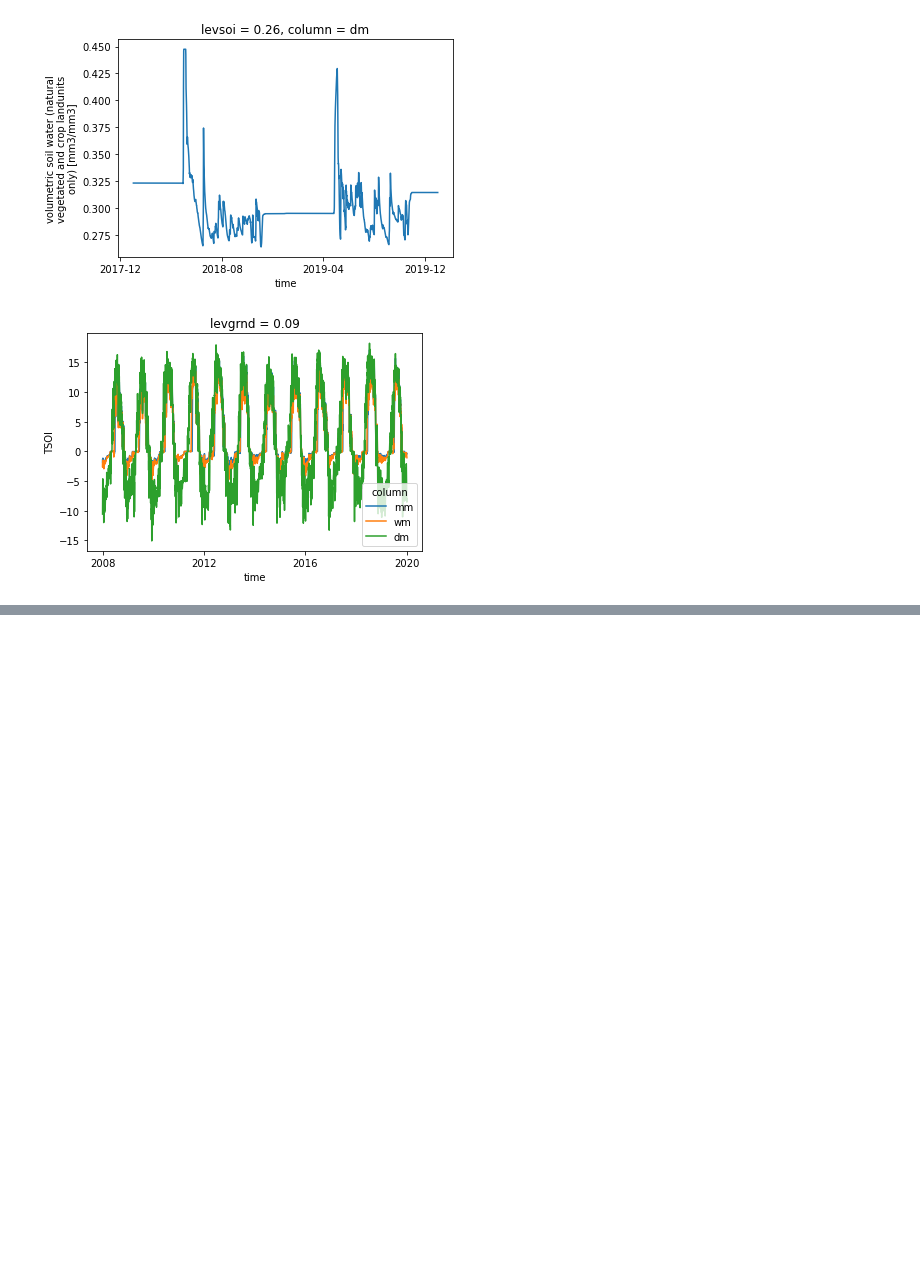
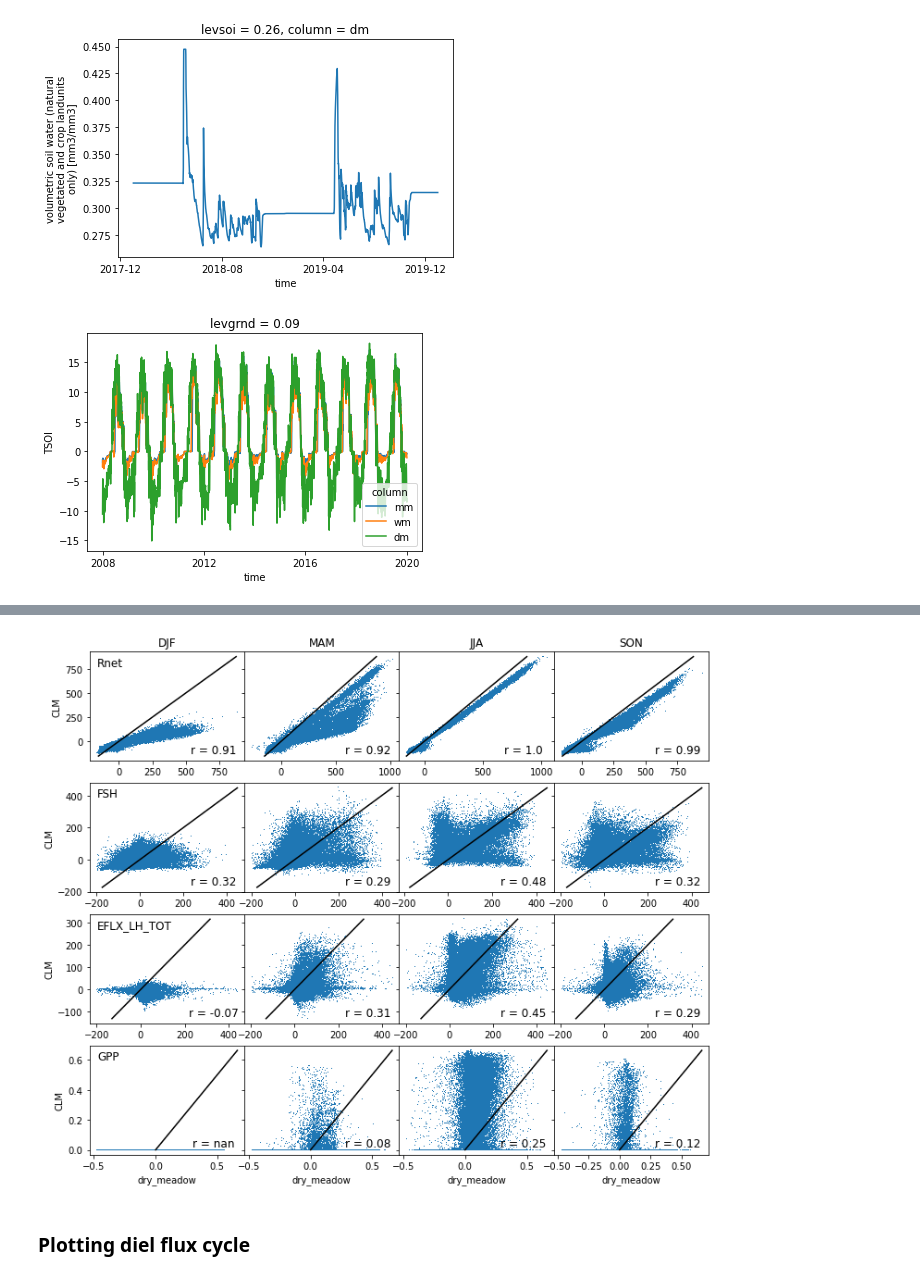
Before and after one commit to katyarjay/NWT_CLM, a Jupyter notebook: notebooks/hh_plots/plotNWT_hillslope_simple.ipynb, the cells around one changed output, grey strips where cells are left out. Saved outputs shown, nothing was run; the diff lists cells and outputs as text; code cells hidden in the pictures; blank space fills up the shorter version.

```diff
--- a/notebooks/hh_plots/plotNWT_hillslope_simple.ipynb
+++ b/notebooks/hh_plots/plotNWT_hillslope_simple.ipynb
@@ -894,0 +462,50 @@ Data variables:
+# %%
+# Now plot all variables and seasons
+
+fig, axs = plt.subplots(len(Var), len(Season), sharey='row', #sharey='col',
+                        gridspec_kw={'wspace': 0},
+                        figsize=(12,10))
+for v in range(len(Var)):
+    ymin = ds[Var[v]][:,0].min()
+    ymax = ds[Var[v]][:,0].max()
+    for i in range(len(Season)):
+        x = dsOBS[Var[v]].where(dsOBS.season==Season[i]).values
+        y = ds[Var[v]][:,0].where(ds.season==Season[i]).values
+        axs[v,i].plot(x, y,',')
+        line = mlines.Line2D([ymin, ymax], [ymin, ymax], color='k')
+        axs[v,i].add_line(line)
+
+        # add stats
+        bad = ~np.logical_or(np.isnan(x), np.isnan(y))
+        x = np.compress(bad, x)
+        y = np.compress(bad, y)
+        R, p = stats.pearsonr(x,y)
+        R = np.round(R, 2)
+        axs[v,i].text(0.8, 0.1,'r = '+str(R),fontsize=12,
+                     ha='center', va='center', transform=axs[v,i].transAxes)
+
+        # control titles & axis labels
+        # label colums of data with variable name
+        if v == 0:
+            axs[v, i].set_title(Season[i])
+            #axs[v,i].text(0.15, 0.90,(Season[i]), fontsize=12, ha='center', va='center',
+            #    transform=axs[v,i].transAxes)
+          #  if i == 0:
+           #     axs[i, v].set_title(site[0], loc='left',
+            #                        fontsize='x-large', fontweight='bold')
+
+        # x-axis lables on bottom row of plots
+        if v == 3:
+            axs[v, i].set_xlabel(longSite)
+
+        # y axis labels and seasons in left column
+        if i == 0:
+            axs[v,i].set_ylabel('CLM')
+            axs[v,i].text(0.05, 0.90,(Var[v]), fontsize=12, ha='left', va='center',
+                transform=axs[v,i].transAxes)
+
+#plt.savefig(OUTdir+site[0]+'_FluxScatter.pdf');
+# %% [output]
+[figure, added]
+# %% [markdown]
+### Plotting diel flux cycle
```
Also changed, not shown: parts of 75 cells of this notebook.
